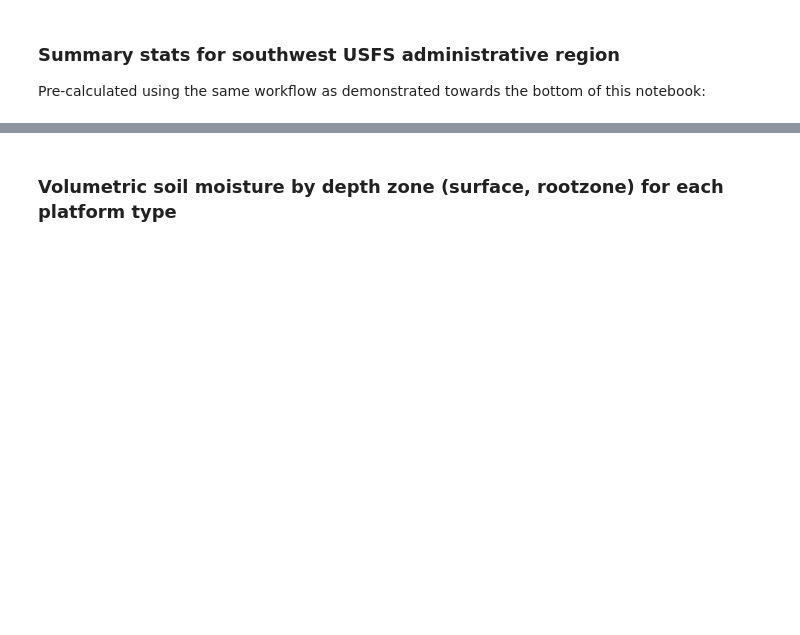
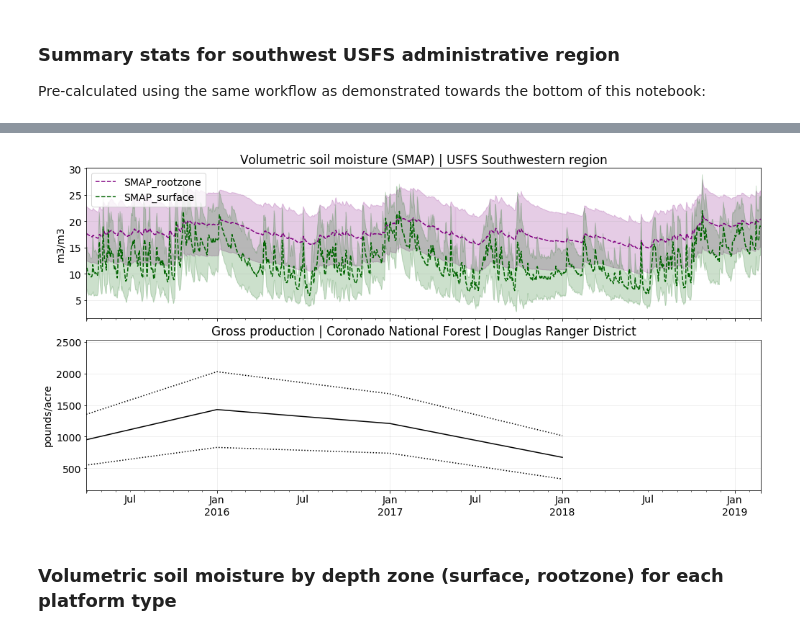
Before and after one commit to jjmcnelis/nasa_usfs_workshop, a Jupyter notebook: day3-tutorial.ipynb, the cells around one changed output, grey strips where cells are left out. Cells and saved outputs as stored; diff of their text form; code cells hidden in the pictures; blank space fills up the shorter version.

```diff
--- a/day3-tutorial.ipynb
+++ b/day3-tutorial.ipynb
@@ -88,46 +98,41 @@ usfs_astats.head(5)
 # %%
-plotters = [(0, "smap_rz", "darkgreen", "SMAP_rootzone"),
-            (0, "smap_su", "darkgreen", "SMAP_surface")]#,
-            #(0, "insitu_rz", "darkorange", "in situ"),
-            #(1, "insitu_su", "darkorange", "in situ")]
-xtime = usfs_astats.index
-
-fig, axs = plt.subplots(nrows=2, ncols=1, sharex=True, figsize=(18,8))
+fig, axs = plt.subplots(nrows=2, ncols=1, sharex=True, figsize=(14,7))
 fig.tight_layout()
 
-for i, p in enumerate(plotters):
+# loop over some plot parameters
+for i, p in enumerate([
+    (0, "smap_rz", "purple", "SMAP_rootzone"),
+    (0, "smap_su", "darkgreen", "SMAP_surface")]):
 
-    #dsweek = p[0].resample(time="1w").mean(keep_attrs=True)
-    #dscat = xr.concat(dsweek.values(), "sample")
-    axnum, prefix, clr, name = p
+    axnum, prefix, clr, name = p              # unpack the iter item
+    ax = axs[axnum]                           # select axis
 
-    dsmean = usfs_astats[prefix+"_mean"]
-    dsstd = usfs_astats[prefix+"_std"]
-    stdlo, stdhi = (dsmean-dsstd), (dsmean+dsstd)
+    dsmean = usfs_astats[prefix+"_mean"]      # get mean of usfs admin region
+    dsstd = usfs_astats[prefix+"_std"]        # ... standarde deviation
+    stdlo, stdhi = (dsmean-dsstd), (dsmean+dsstd) # get std bounds; plot:
+    dsmean.plot.line(x="time", ax=ax, color=p[2], label=name, linestyle="--")
+    ax.fill_between(usfs_astats.index, stdlo, stdhi, color=p[2], alpha=0.2)
 
-    ax = axs[axnum]
-    dsmean.plot.line(x=xtime, y=dsmean, ax=ax, color=p[2], label=name, linestyle="--")
-    ax.fill_between(xtime, stdlo, stdhi, color=p[2], alpha=0.2)
-
-st, et = xtime[0], xtime[-1]
-usfs_stats = selected_layer.layer.stats.loc[st:et]
-usfs_stats["STDH"] = usfs_stats.MEAN+usfs_stats.STD
-usfs_stats["STDL"] = usfs_stats.MEAN-usfs_stats.STD
-
-usfs_stats.MEAN.plot(ax=axs[1], color="black")
-#axs[1].fill_between(usfs_stats.index, usfs_stats.STDL, usfs_stats.STDH, color=p[2], alpha=0.2)
+usfs_stats = selected_layer.layer.stats       # get selected usfs "site" stats
+usfs_deets = selected_layer.layer.details     # ... details
+usfs_stats.MEAN.plot(ax=axs[1], color="black")# plot mean, plot std hi, lo
 (usfs_stats.MEAN+usfs_stats.STD).plot(ax=axs[1], color="black", linestyle=":")
 (usfs_stats.MEAN-usfs_stats.STD).plot(ax=axs[1], color="black", linestyle=":")
 
-axs[0].set_title("Volumetric soil moisture from SMAP for southwest USFS administrative region")
-axs[1].set_title("USFS Gross Primary Productivity (units)")
-axs[0].grid("on", alpha=0.2); axs[1].grid("on", alpha=0.2)
+# set plot titles, labels, etc -->>
+axs[1].set_title(" | ".join([
+    "Gross production", usfs_deets["FORESTNAME"], usfs_deets["DISTRICTNA"]]))
+axs[0].set_title("Volumetric soil moisture (SMAP) | USFS Southwestern region")
+axs[0].set_ylabel("m3/m3"); axs[1].set_ylabel("pounds/acre")
+axs[0].grid("on", alpha=0.25); axs[1].grid("on", alpha=0.25)
+axs[0].set_xlim(dsmean.first_valid_index(),dsmean.index[-1])
 axs[0].legend(loc="upper left")
-axs[0].set_ylabel("m3/m3")
 axs[0].set_xlabel(None)
-axs[0].set_ylim(0,30)
+
 
 plt.show()
+# %% [output]
+[figure, added]
 # %% [markdown]
 ### Volumetric soil moisture by depth zone (surface, rootzone) for each platform type
 # %%
```
Also changed, not shown: parts of 34 cells of this notebook, 2 other files.
